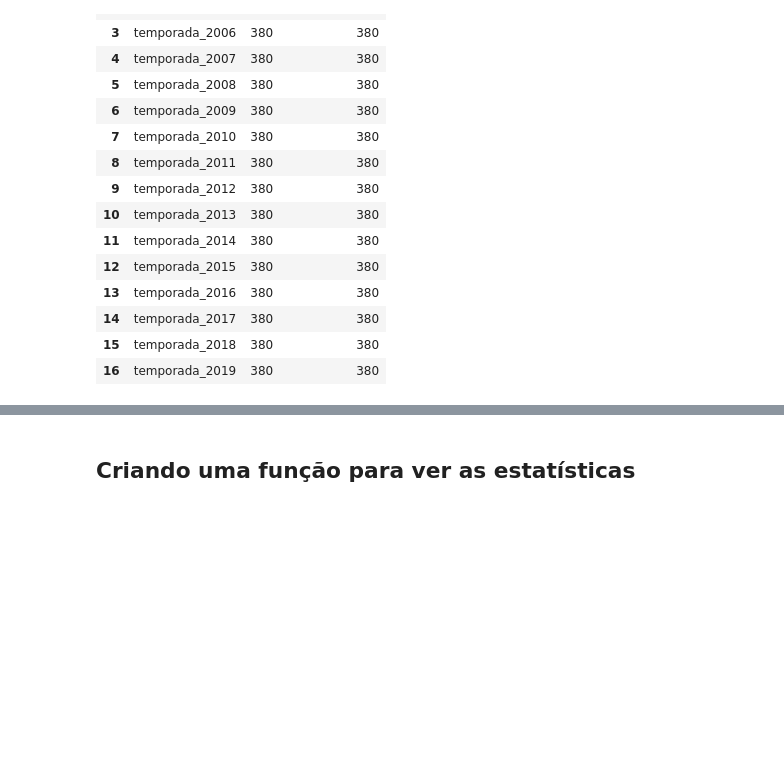
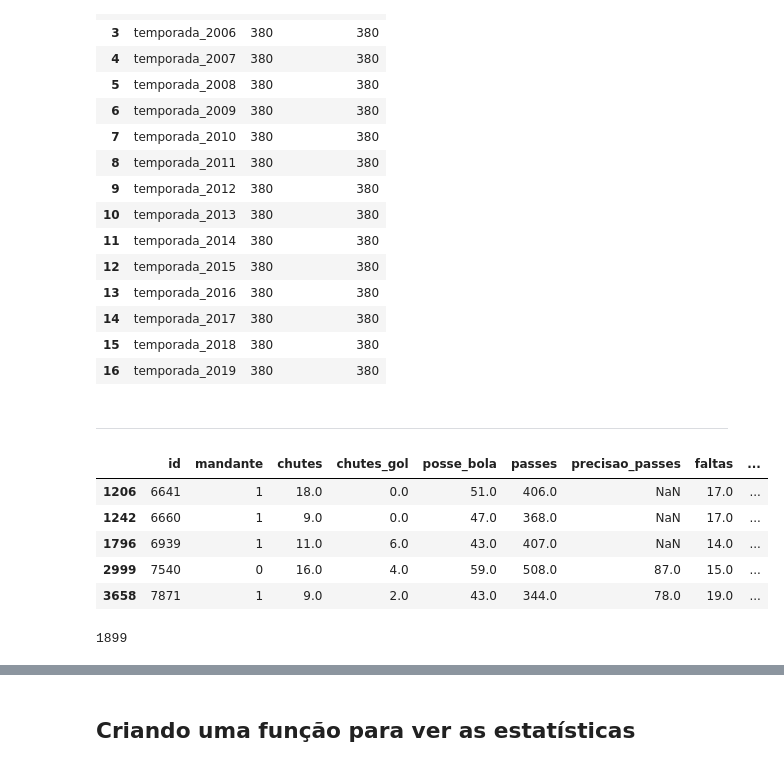
Before and after one commit to FelipeGBarreto/Campeonato_Brasileiro, a Jupyter notebook: BRASILEIRÃO.ipynb, the cells around one changed output, grey strips where cells are left out. Drawn from its saved outputs; the diff is of its cells as text; code cells hidden in the pictures; blank space fills up the shorter version.

```diff
--- a/BRASILEIRÃO.ipynb
+++ b/BRASILEIRÃO.ipynb
@@ -346,3 +346,18 @@ pd.DataFrame(times.groupby("temporada").id.count()).reset_index().\
 | 14 | temporada_2017 | 380 | 380 |
 | 15 | temporada_2018 | 380 | 380 |
 | 16 | temporada_2019 | 380 | 380 |
+# %% [markdown]
+<hr style='border: 1.5px solid LimeGreen;'>
+# %%
+df.sample(5)
+# %% [output]
+|  | id | mandante | chutes | chutes_gol | posse_bola | passes | precisao_passes | faltas | ... |
+| 1206 | 6641 | 1 | 18.0 | 0.0 | 51.0 | 406.0 | NaN | 17.0 | ... |
+| 1242 | 6660 | 1 | 9.0 | 0.0 | 47.0 | 368.0 | NaN | 17.0 | ... |
+| 1796 | 6939 | 1 | 11.0 | 6.0 | 43.0 | 407.0 | NaN | 14.0 | ... |
+| 2999 | 7540 | 0 | 16.0 | 4.0 | 59.0 | 508.0 | 87.0 | 15.0 | ... |
+| 3658 | 7871 | 1 | 9.0 | 2.0 | 43.0 | 344.0 | 78.0 | 19.0 | ... |
+# %%
+times[times.id.isin(df.id)].id.value_counts().count()
+# %% [output]
+1899
```
Also changed, not shown: parts of 12 cells of this notebook.
